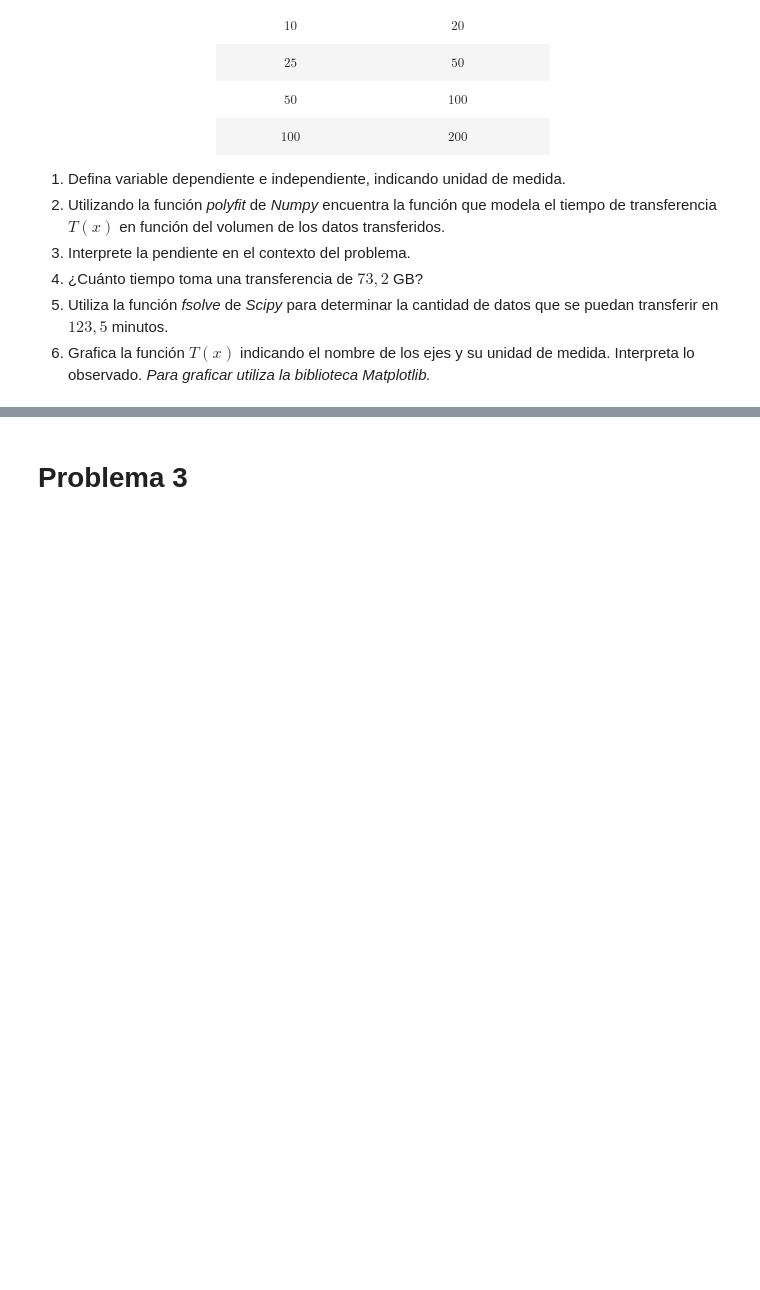
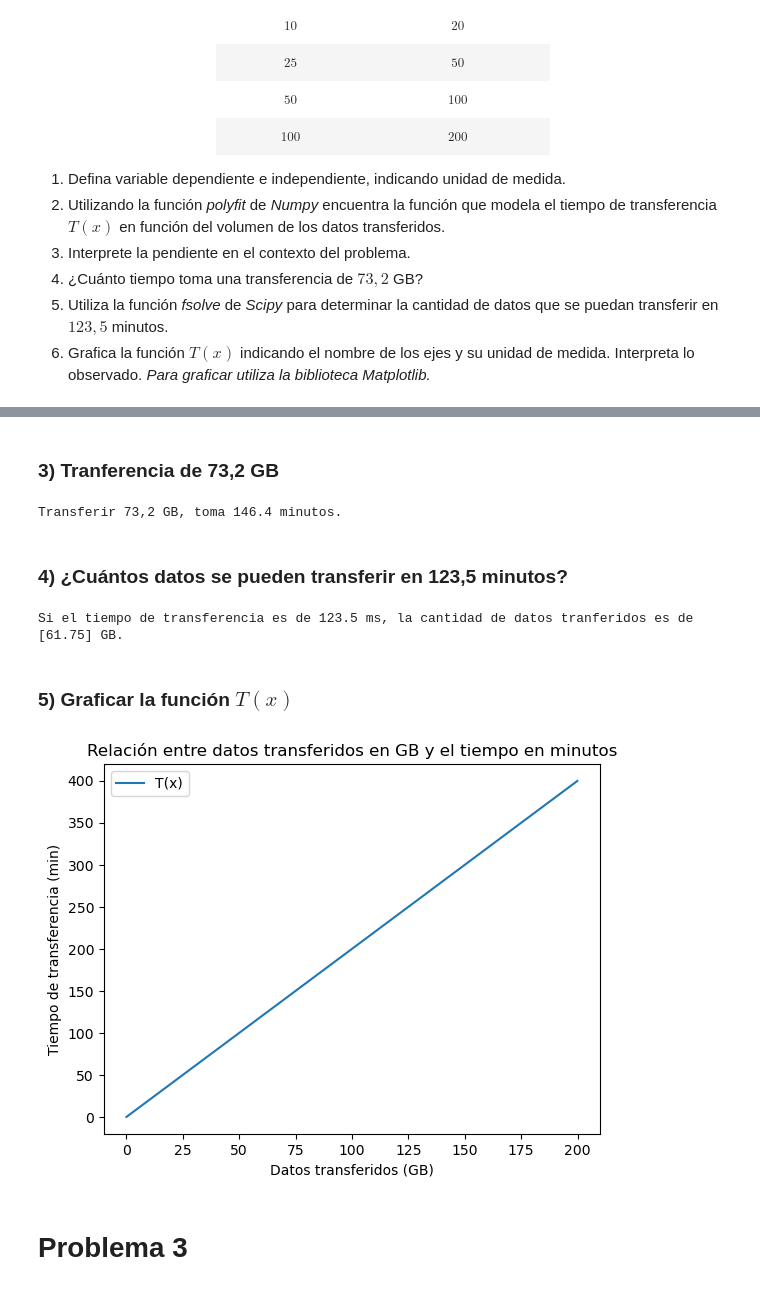
Before and after one commit to Roten-chan/Matem-tica-aplicada-p, a Jupyter notebook: G2_Función_Lineal.ipynb, the cells around one changed output, grey strips where cells are left out. Saved outputs shown, nothing was run; the diff lists cells and outputs as text; code cells hidden in the pictures; blank space fills up the shorter version.

```diff
--- a/G2_Función_Lineal.ipynb
+++ b/G2_Función_Lineal.ipynb
@@ -63,0 +93,5 @@ Un equipo de TI está monitoreando el tráfico de datos en la red de la empresa.
+# %%
+x = np.array([5, 10, 25, 50, 100])
+y = np.array([10, 20, 50, 100, 200])
+pendiente, intercepto = np.polyfit(x,y,1)
+print(f"el valor de la pendiente es {pendiente:.2f} y el valor del intercepto es {intercepto:.2f}.")
@@ -64,3 +102,35 @@ Un equipo de TI está monitoreando el tráfico de datos en la red de la empresa.
+# %% [markdown]
+### 3) Tranferencia de 73,2 GB
+# %%
+def T(x):
+    return 2*x
+
+print(f"Transferir 73,2 GB, toma {T(73.2)} minutos.")
+# %% [output]
+Transferir 73,2 GB, toma 146.4 minutos.
+# %% [markdown]
+### 4) ¿Cuántos datos se pueden transferir en 123,5 minutos?
+# %%
+def G(x):
+    return 2*x-123.5
+
+x = np.linspace(0,100,1)
+sol = fsolve(G,x)
+print(f"Si el tiempo de transferencia es de 123.5 ms, la cantidad de datos tranferidos es de {sol} GB.")
+# %% [output]
+Si el tiempo de transferencia es de 123.5 ms, la cantidad de datos tranferidos es de [61.75] GB.
+# %% [markdown]
+### 5) Graficar la función $T(x)$
+# %%
+x = np.arange(0, 200, 0.1)
+plt.plot(x, T(x), label = 'T(x)')
+plt.title('Relación entre datos transferidos en GB y el tiempo en minutos')
+plt.ylabel('Tiempo de transferencia (min)')
+plt.xlabel('Datos transferidos (GB)')
+plt.legend()
+plt.show()
+# %% [output]
+[figure, added]
 # %% [markdown]
 # Problema 3
 # %% [markdown]
```
Also changed, not shown: parts of 11 cells of this notebook, 1 other file.
